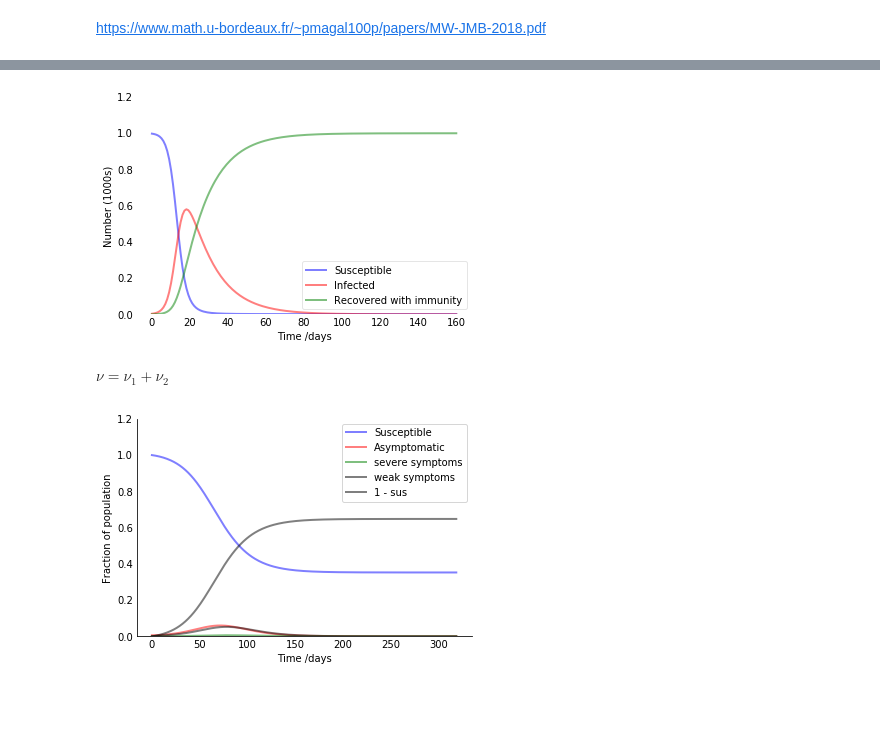
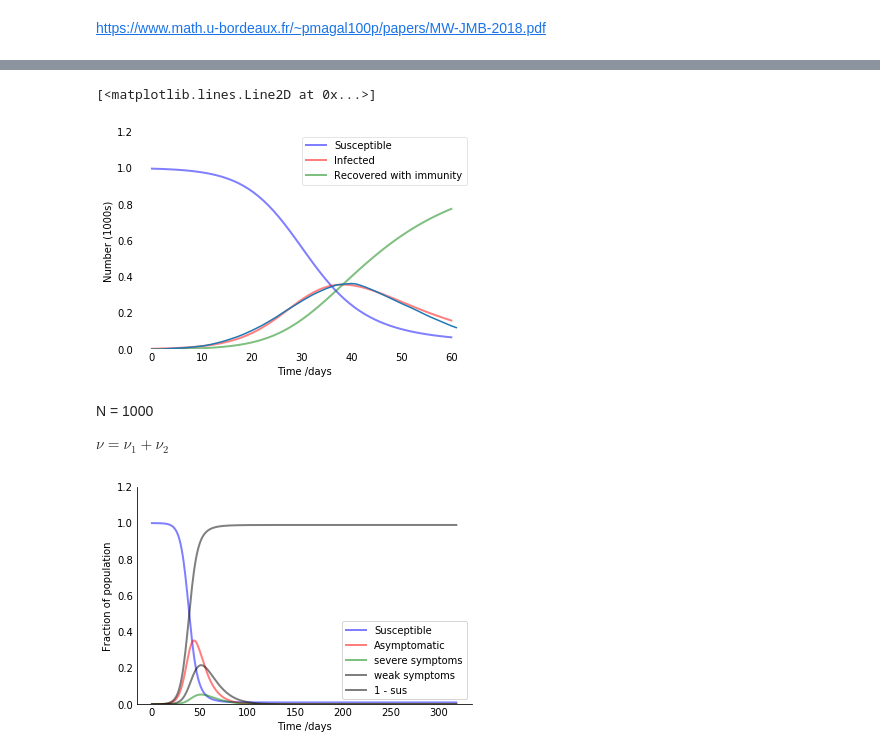
Before and after one commit to macbuse/COVID_stats, a Jupyter notebook: sir_model.ipynb, the cells around one changed output, grey strips where cells are left out. Cells and saved outputs as stored; diff of their text form; code cells hidden in the pictures; blank space fills up the shorter version.

```diff
--- a/sir_model.ipynb
+++ b/sir_model.ipynb
@@ -12,3 +12,12 @@ https://www.math.u-bordeaux.fr/~pmagal100p/papers/MW-JMB-2018.pdf
 import numpy as np
 from scipy.integrate import odeint
 import matplotlib.pyplot as plt
+# %%
+import json
+
+xx = json.load(open('euromomo_curve.json', 'r'))
+#tt = [0]*3
+tt = []
+tt.extend(xx)
+tt = np.array(tt)
+plt.plot(tt/6)
@@ -20,9 +42,10 @@ I0, R0 = 3, 0
 # Everyone else, S0, is susceptible to infection initially.
 S0 = N - I0 - R0
 # Contact rate, beta, and mean recovery rate, gamma, (in 1/days).
-beta, gamma = 0.5, 1./14
+beta, gamma = 0.25, 1./14
 # A grid of time points (in days)
-t = np.linspace(0, 160, 160)
+days = 60
+t = np.linspace(0, days, days)
 
 # The SIR model differential equations.
 def deriv(y, t, N, beta, gamma):
@@ -33,60 +56,74 @@ def deriv(y, t, N, beta, gamma):
     return dSdt, dIdt, dRdt
 
 # Initial conditions vector
 y0 = S0, I0, R0
 # Integrate the SIR equations over the time grid, t.
 ret = odeint(deriv, y0, t,
              args=(N, beta, gamma))
 
 S, I, R = ret.T
 
 # Plot the data on three separate curves for S(t), I(t) and R(t)
 fig = plt.figure()
 ax = fig.add_subplot(111,
                      #axis_bgcolor='#dddddd',
                      axisbelow=True)
 
 ax.plot(t, S/1000, 'b', alpha=0.5, lw=2, label='Susceptible')
 ax.plot(t, I/1000, 'r', alpha=0.5, lw=2, label='Infected')
 ax.plot(t, R/1000, 'g', alpha=0.5, lw=2, label='Recovered with immunity')
 ax.set_xlabel('Time /days')
 ax.set_ylabel('Number (1000s)')
 ax.set_ylim(0,1.2)
 ax.yaxis.set_tick_params(length=0)
 ax.xaxis.set_tick_params(length=0)
 ax.grid(b=True, which='major', c='w', lw=2, ls='-')
 legend = ax.legend()
 legend.get_frame().set_alpha(0.5)
 for spine in ('top', 'right', 'bottom', 'left'):
     ax.spines[spine].set_visible(False)
-plt.show()
+plt.plot(tt[:]*.37/6)
 # %% [output]
+[<matplotlib.lines.Line2D at 0x...>]
-[figure, old version]
+[figure, new version]
 # %% [markdown]
+N = 1000
+
 $\nu = \nu_1 + \nu_2$
 # %%
-nu = 1/7
-tau, nu1,nu2, eta = .12, 0.1*nu, .9*nu, 1./7
+N = 100000
 
-# The SIRU model differential equations.
-def deriv(y, t, N, tau, nu1,nu2, eta):
-    S, I, R, U = y
-    dSdt = -tau * S * (I + U) / N
-    dIdt = tau * S * (I + U) / N - (nu1 + nu2) * I
-    dRdt = nu1 * I - eta * R
-    dUdt = nu2 * I - eta * U
-    return dSdt, dIdt, dRdt, dUdt
+nu = 1/9.5
+tau, nu1, nu2, eta = .27, 0.2*nu, .8*nu, 1./9.5
 
-# Initial conditions vector
-S0, I0 = N, 6
-R0 = U0 = 0
-y0 = S0, I0, R0, U0
-# Integrate the SIR equations over the time grid, t.
-ret = odeint(deriv, y0,
-             np.linspace(0, 320,320),
-             args=(N, tau, nu1,nu2, eta))
+S0, I0 = N, 10
 
-S, I, R, U = ret.T/N
+def do_run():
+
+    # The SIRU model differential equations.
+    def deriv(y, t, N, tau, nu1,nu2, eta):
+        S, I, R, U = y
+        dSdt = -tau * S * (I + U) / N
+        dIdt = tau * S * (I + U) / N - (nu1 + nu2) * I
+        dRdt = nu1 * I - eta * R
+        dUdt = nu2 * I - eta * U
+        return dSdt, dIdt, dRdt, dUdt
+
+
+    # Initial conditions vector
+
+    R0 = U0 = 0
+    y0 = S0, I0, R0, U0
+    # Integrate the SIR equations over the time grid, t.
+    ret = odeint(deriv, y0,
+                 np.linspace(0, 320,320),
+                 args=(N, tau, nu1, nu2, eta))
+
+    return ret.T/N
+
+
+S, I, R, U = do_run()
+
 
 fig = plt.figure()
 ax = fig.add_subplot(111,
@@ -110,6 +147,5 @@ legend = ax.legend()
 #legend.get_frame().set_alpha(0.5)
 for spine in ('top', 'right'):
     ax.spines[spine].set_visible(False)
-plt.show()
 # %% [output]
-[figure, old version]
+[figure, new version]
```
Also changed, not shown: parts of 9 cells of this notebook, 2 other files.
